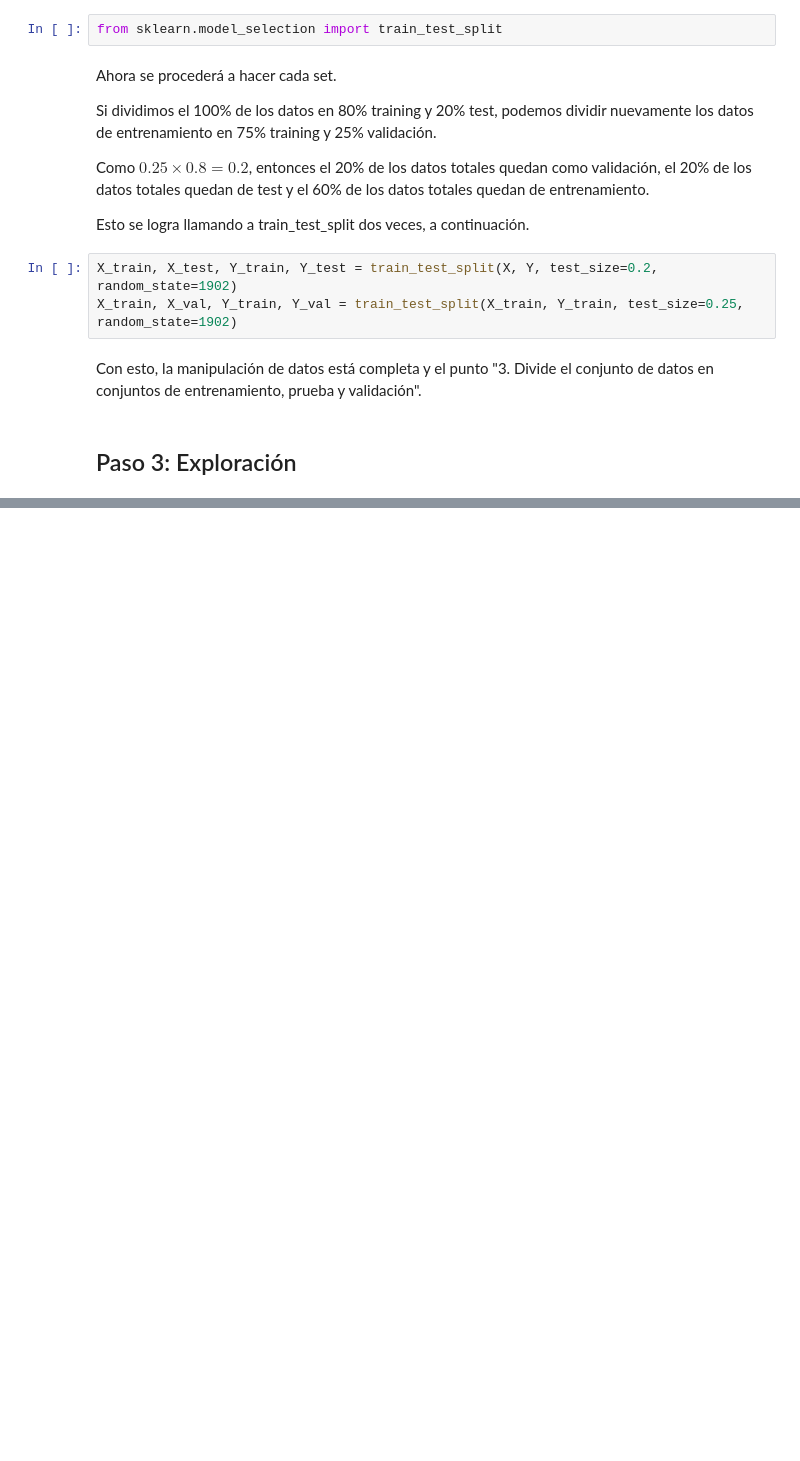
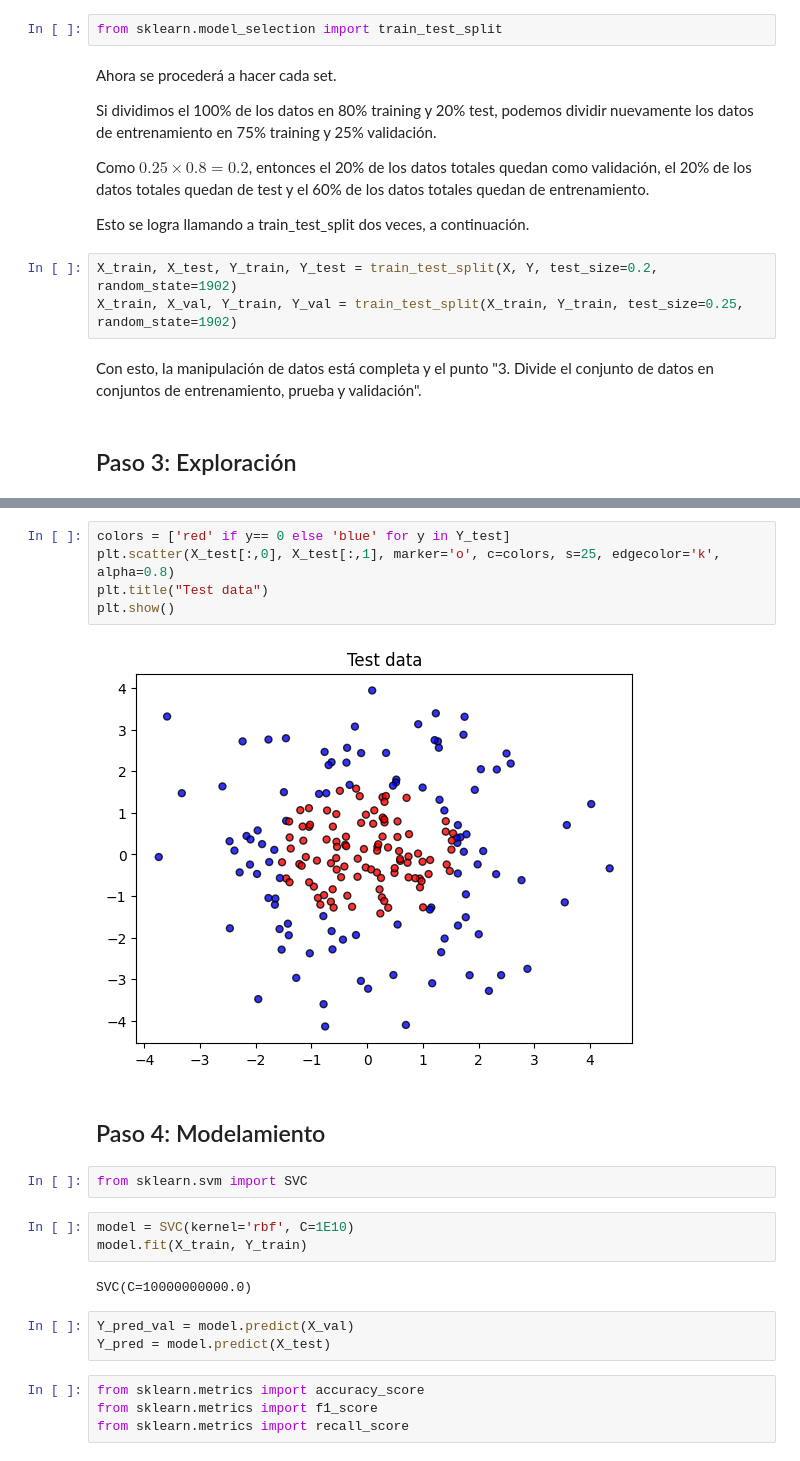
Before and after one commit to boredanon/machine-learning2023-2, a Jupyter notebook: S09-Support-Vector-Machines/S09_LAB_SVM.ipynb, the cells around one changed output, grey strips where cells are left out. Cells and saved outputs as stored; diff of their text form; blank space fills up the shorter version.

```diff
--- a/S09-Support-Vector-Machines/S09_LAB_SVM.ipynb
+++ b/S09-Support-Vector-Machines/S09_LAB_SVM.ipynb
@@ -100,0 +122,23 @@ Con esto, la manipulación de datos está completa y el punto "3. Divide el conj
+# %%
+colors = ['red' if y== 0 else 'blue' for y in Y_test]
+plt.scatter(X_test[:,0], X_test[:,1], marker='o', c=colors, s=25, edgecolor='k', alpha=0.8)
+plt.title("Test data")
+plt.show()
+# %% [output]
+[figure, added]
+# %% [markdown]
+## Paso 4: Modelamiento
+# %%
+from sklearn.svm import SVC
+# %%
+model = SVC(kernel='rbf', C=1E10)
+model.fit(X_train, Y_train)
+# %% [output]
+SVC(C=10000000000.0)
+# %%
+Y_pred_val = model.predict(X_val)
+Y_pred = model.predict(X_test)
+# %%
+from sklearn.metrics import accuracy_score
+from sklearn.metrics import f1_score
+from sklearn.metrics import recall_score
```
Also changed, not shown: parts of 9 cells of this notebook.
